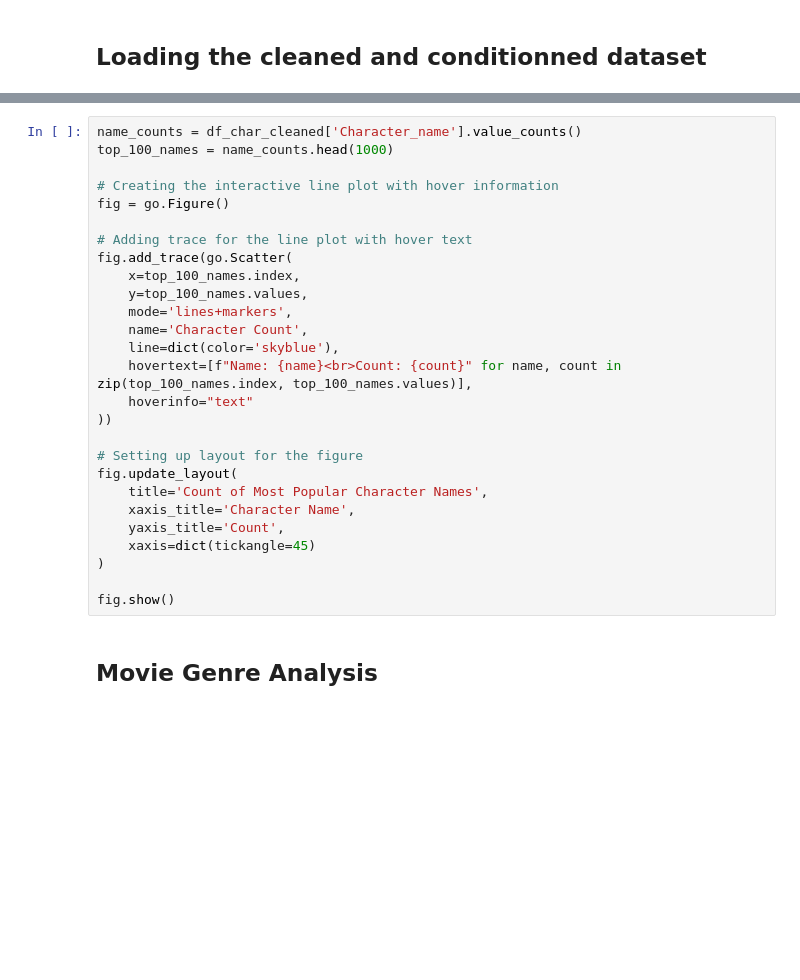
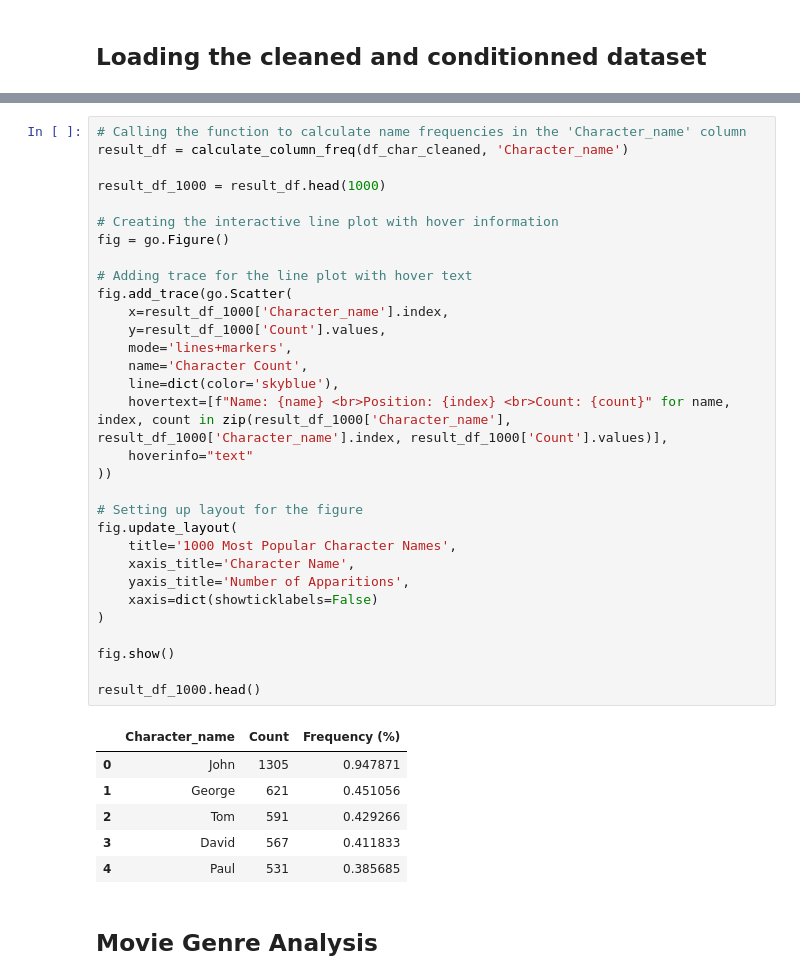
Before and after one commit to epfl-ada/ada-2024-project-adadasurmonbidet2024, a Jupyter notebook: results.ipynb, the cells around one changed output, grey strips where cells are left out. Saved outputs shown, nothing was run; the diff lists cells and outputs as text; blank space fills up the shorter version.

```diff
--- a/results.ipynb
+++ b/results.ipynb
@@ -28,30 +28,41 @@ Ajouter une partie ou on présente notre dataset
 # %%
-name_counts = df_char_cleaned['Character_name'].value_counts()
-top_100_names = name_counts.head(1000)
+# Calling the function to calculate name frequencies in the 'Character_name' column
+result_df = calculate_column_freq(df_char_cleaned, 'Character_name')
+
+result_df_1000 = result_df.head(1000)
 
 # Creating the interactive line plot with hover information
 fig = go.Figure()
 
 # Adding trace for the line plot with hover text
 fig.add_trace(go.Scatter(
-    x=top_100_names.index,
-    y=top_100_names.values,
+    x=result_df_1000['Character_name'].index,
+    y=result_df_1000['Count'].values,
     mode='lines+markers',
     name='Character Count',
     line=dict(color='skyblue'),
-    hovertext=[f"Name: {name}<br>Count: {count}" for name, count in zip(top_100_names.index, top_100_names.values)],
+    hovertext=[f"Name: {name} <br>Position: {index} <br>Count: {count}" for name, index, count in zip(result_df_1000['Character_name'], result_df_1000['Character_name'].index, result_df_1000['Count'].values)],
     hoverinfo="text"
 ))
 
 # Setting up layout for the figure
 fig.update_layout(
-    title='Count of Most Popular Character Names',
+    title='1000 Most Popular Character Names',
     xaxis_title='Character Name',
-    yaxis_title='Count',
-    xaxis=dict(tickangle=45)
+    yaxis_title='Number of Apparitions',
+    xaxis=dict(showticklabels=False)
 )
 
 fig.show()
+
+result_df_1000.head()
+# %% [output]
+|  | Character_name | Count | Frequency (%) |
+| 0 | John | 1305 | 0.947871 |
+| 1 | George | 621 | 0.451056 |
+| 2 | Tom | 591 | 0.429266 |
+| 3 | David | 567 | 0.411833 |
+| 4 | Paul | 531 | 0.385685 |
 # %% [markdown]
 ## Movie Genre Analysis
 # %%
```
Also changed, not shown: parts of 5 cells of this notebook, 2 other files.
